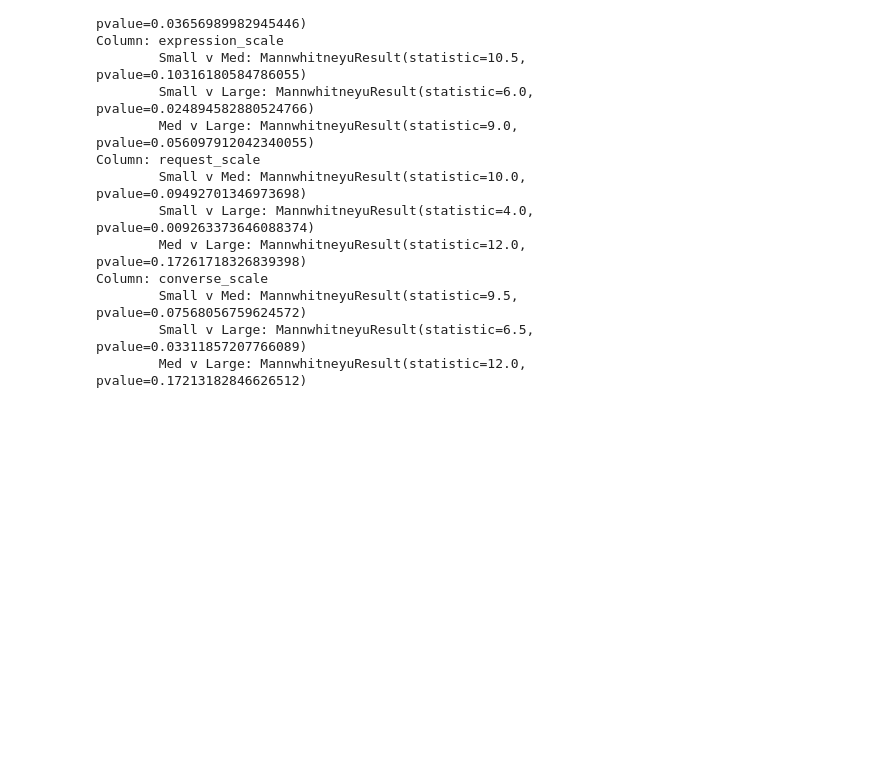
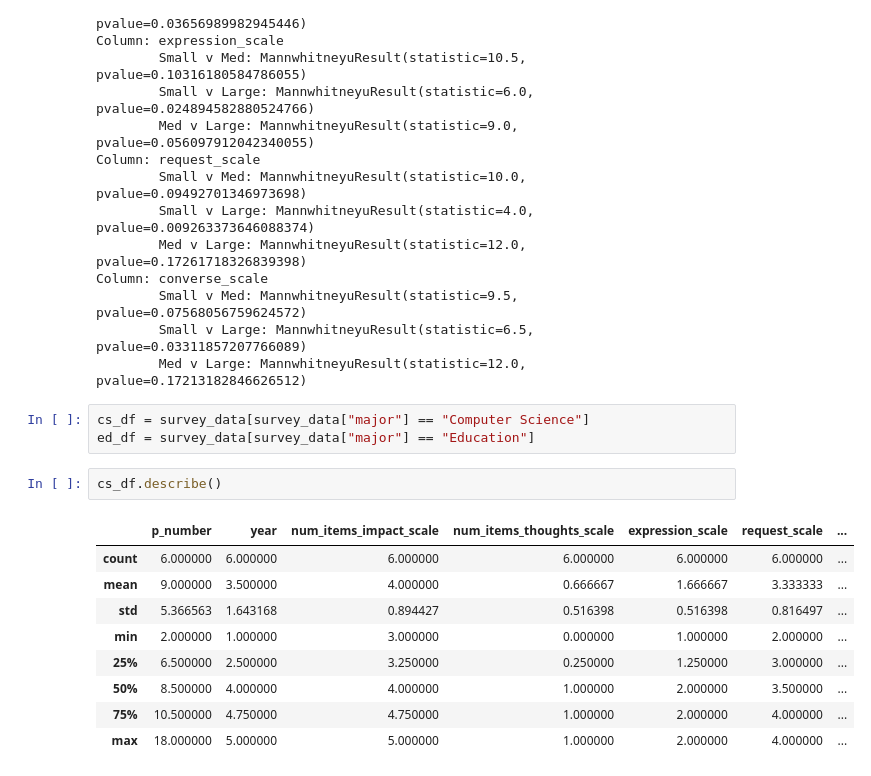
Before and after one commit to BladeF/Thesis-Data-Analysis, a Jupyter notebook: notebooks/survey_analysis.ipynb, the cells around one changed output. Drawn from its saved outputs; the diff is of its cells as text; blank space fills up the shorter version.

```diff
--- a/notebooks/survey_analysis.ipynb
+++ b/notebooks/survey_analysis.ipynb
@@ -78,3 +116,18 @@ Column: converse_scale
         Small v Med: MannwhitneyuResult(statistic=9.5, pvalue=0.07568056759624572)
         Small v Large: MannwhitneyuResult(statistic=6.5, pvalue=0.03311857207766089)
         Med v Large: MannwhitneyuResult(statistic=12.0, pvalue=0.17213182846626512)
+# %%
+cs_df = survey_data[survey_data["major"] == "Computer Science"]
+ed_df = survey_data[survey_data["major"] == "Education"]
+# %%
+cs_df.describe()
+# %% [output]
+|  | p_number | year | num_items_impact_scale | num_items_thoughts_scale | expression_scale | request_scale | ... |
+| count | 6.000000 | 6.000000 | 6.000000 | 6.000000 | 6.000000 | 6.000000 | ... |
+| mean | 9.000000 | 3.500000 | 4.000000 | 0.666667 | 1.666667 | 3.333333 | ... |
+| std | 5.366563 | 1.643168 | 0.894427 | 0.516398 | 0.516398 | 0.816497 | ... |
+| min | 2.000000 | 1.000000 | 3.000000 | 0.000000 | 1.000000 | 2.000000 | ... |
+| 25% | 6.500000 | 2.500000 | 3.250000 | 0.250000 | 1.250000 | 3.000000 | ... |
+| 50% | 8.500000 | 4.000000 | 4.000000 | 1.000000 | 2.000000 | 3.500000 | ... |
+| 75% | 10.500000 | 4.750000 | 4.750000 | 1.000000 | 2.000000 | 4.000000 | ... |
+| max | 18.000000 | 5.000000 | 5.000000 | 1.000000 | 2.000000 | 4.000000 | ... |
```
Also changed, not shown: parts of 13 cells of this notebook, 5 other files.
